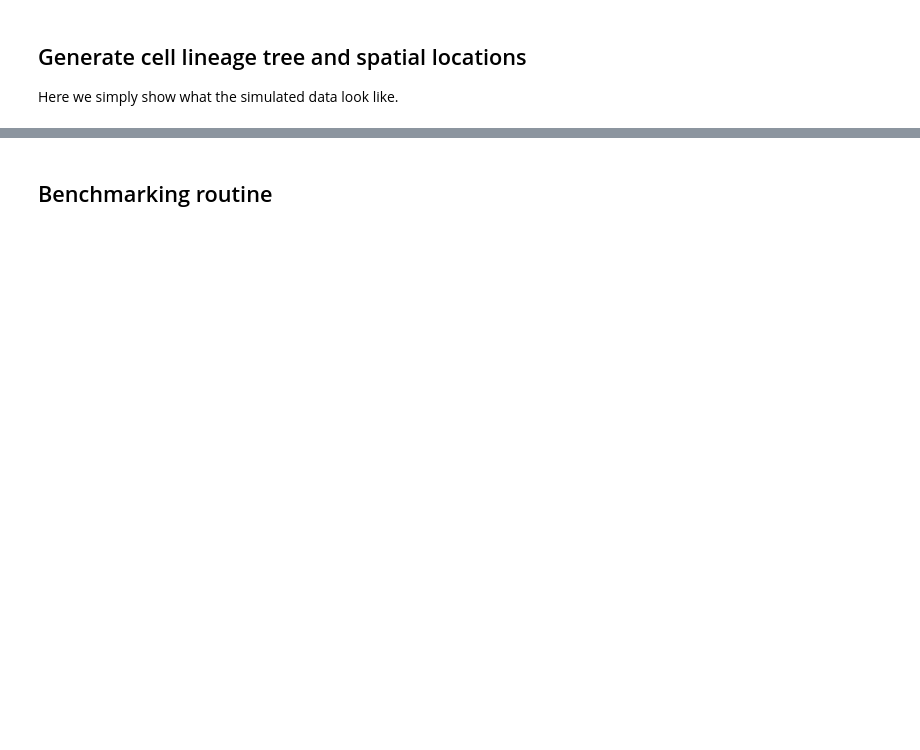
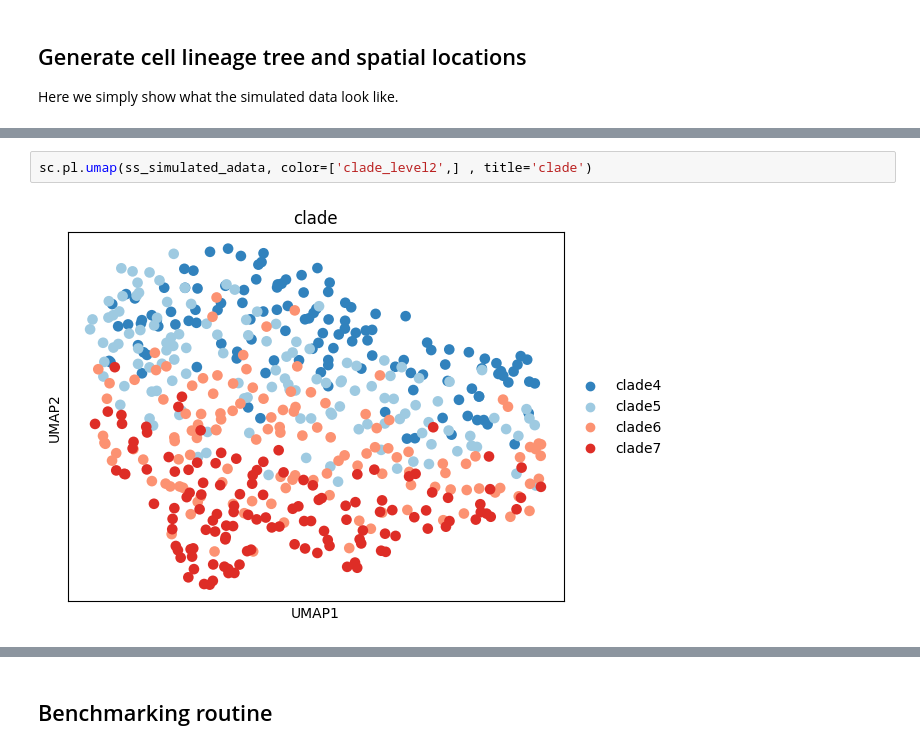
Before and after one commit to pedrofale/phylospatial_mapping, a Jupyter notebook: notebooks/benchmark.ipynb, the cells around one changed output, grey strips where cells are left out. Drawn from its saved outputs; the diff is of its cells as text; blank space fills up the shorter version.

```diff
--- a/notebooks/benchmark.ipynb
+++ b/notebooks/benchmark.ipynb
@@ -77,0 +284,4 @@ WARNING: The title list is shorter than the number of panels. Using 'color' valu
+# %%
+sc.pl.umap(ss_simulated_adata, color=['clade_level2',] , title='clade')
+# %% [output]
+[figure, added]
```
Also changed, not shown: parts of 29 cells of this notebook.
